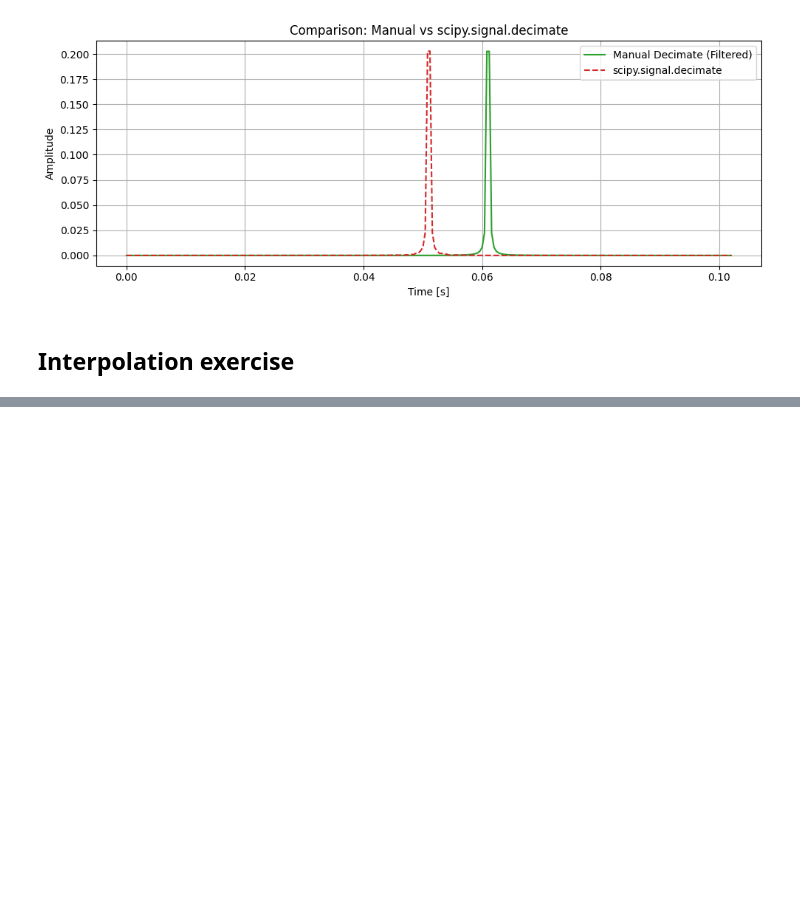
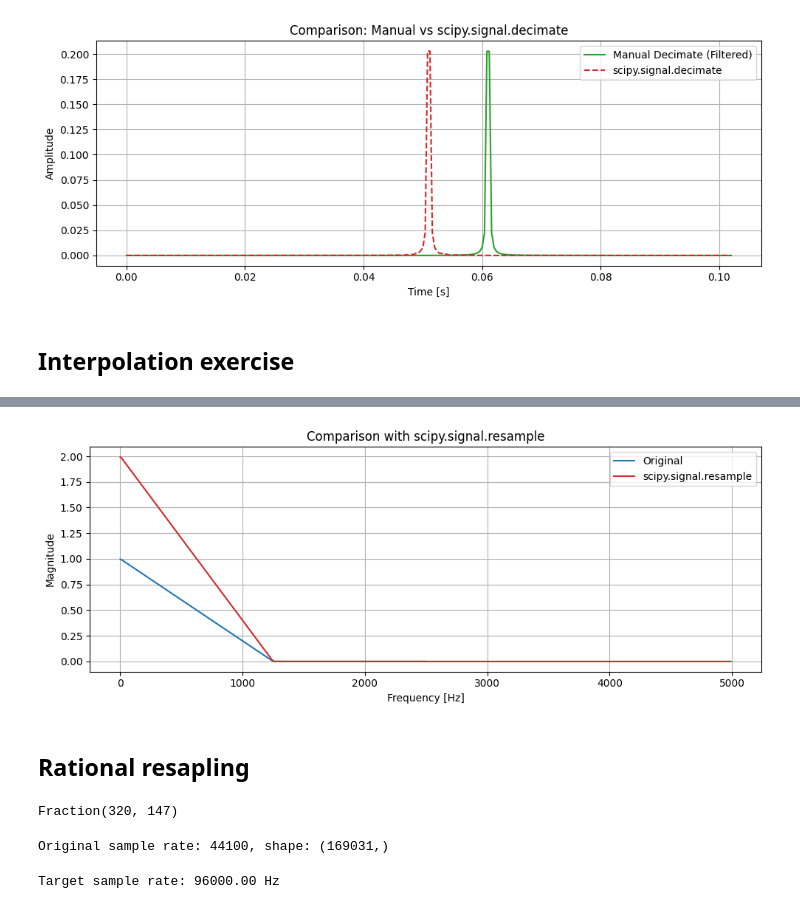
Before and after one commit to FokaKefir/dsp_labs, a Jupyter notebook: lab10/lab10.ipynb, the cells around one changed output, grey strips where cells are left out. Cells and saved outputs as stored; diff of their text form; code cells hidden in the pictures; blank space fills up the shorter version.

```diff
--- a/lab10/lab10.ipynb
+++ b/lab10/lab10.ipynb
@@ -125,0 +190,54 @@ w, H2 = sg.freqz(output_signal, 1, worN=Nf, whole=True)
+# %%
+from scipy.signal import resample
+
+# Interpolation using FFT-based resample
+resampled_signal = resample(input_signal, len(output_signal))
+
+# Spectrum of resampled
+w4, H4 = sg.freqz(resampled_signal, 1, worN=Nf, fs=fs * Q)
+
+plt.figure(figsize=(10, 4))
+plt.plot(w1, np.abs(H1), label="Original", color='C0')
+plt.plot(w4, np.abs(H4), label="scipy.signal.resample", color='C3')
+plt.title("Comparison with scipy.signal.resample")
+plt.xlabel("Frequency [Hz]")
+plt.ylabel("Magnitude")
+plt.legend()
+plt.grid()
+plt.tight_layout()
+plt.show()
+# %% [output]
+[figure, added]
+# %% [markdown]
+## Rational resapling
+# %%
+from fractions import Fraction
+Fraction(96000, 44100).limit_denominator()
+# %% [output]
+Fraction(320, 147)
+# %%
+from scipy.io import wavfile
+fs_in, audio = wavfile.read("4ch.wav")
+
+# Normalize if integer data
+if audio.dtype != np.float32:
+    audio = audio / np.iinfo(audio.dtype).max
+
+# Mono if stereo
+if audio.ndim == 2:
+    audio = audio.mean(axis=1)
+
+print(f"Original sample rate: {fs_in}, shape: {audio.shape}")
+# %% [output]
+Original sample rate: 44100, shape: (169031,)
+# %%
+from scipy.signal import remez, upfirdn
+
+# Rational approximation: upsample by 320, downsample by 147
+L = 320
+M = 147
+
+fs_out = fs_in * L / M
+print(f"Target sample rate: {fs_out:.2f} Hz")
+# %% [output]
+Target sample rate: 96000.00 Hz
```
Also changed, not shown: parts of 9 cells of this notebook, 3 other files.
